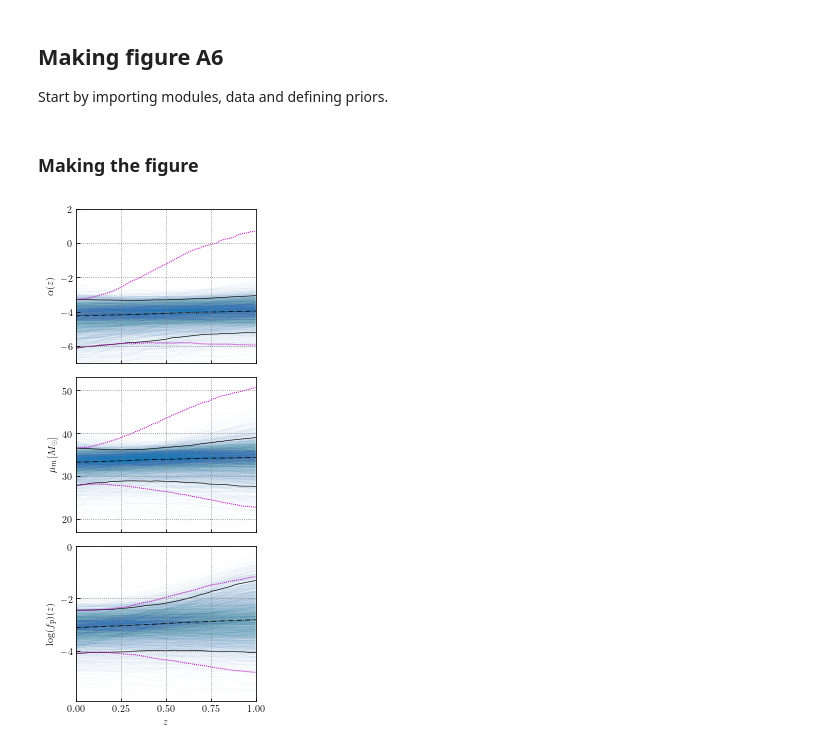
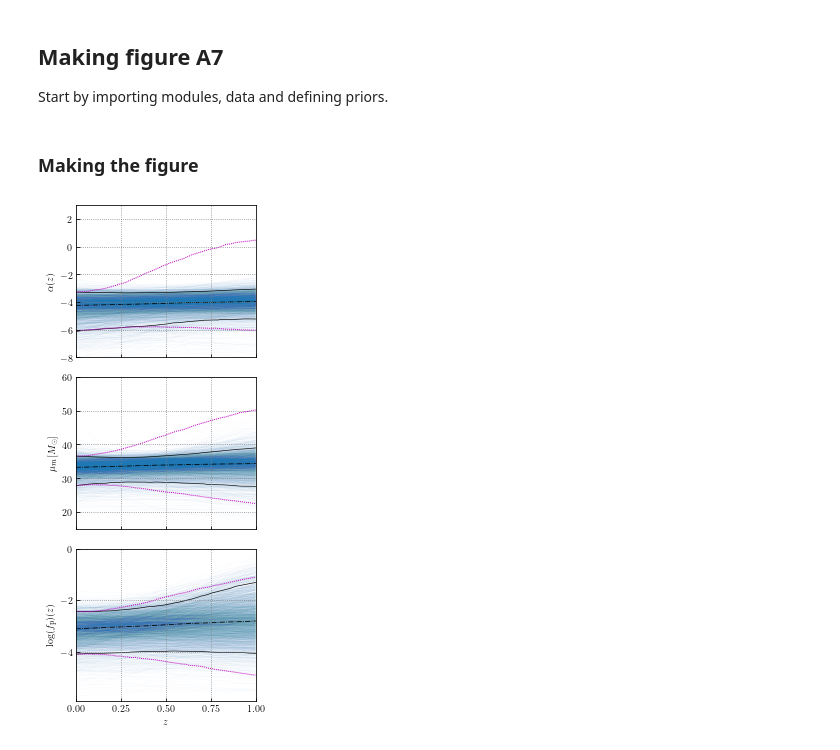
Before and after one commit to maxlalleman/bbh_mass_distribution_redshift_variation_inference, a Jupyter notebook: figures/Make_figure_A7.ipynb, the cells around one changed output. Cells and saved outputs as stored; diff of their text form; code cells hidden in the pictures.

Commit message:
Small changes to appendix plots.

```diff
--- a/figures/Make_figure_A7.ipynb
+++ b/figures/Make_figure_A7.ipynb
@@ -1,5 +1,5 @@
 # %% [markdown]
-## Making figure A6
+## Making figure A7
 Start by importing modules, data and defining priors.
 # %%
 import arviz as az
@@ -62,7 +62,7 @@ for i in range(samps.alpha_ref.size):
     kappa_matrix_post[i, :] = kappa_r
 
 median_kappa = np.median(kappa_matrix_post, axis = 0)
-ax1.set_ylim(-7, 2)
+ax1.set_ylim(-8, 3)
 ax1.set_ylabel(r"$\alpha(z)$", fontsize = 10)
 ax1.tick_params(axis='y', labelsize=10)
 ax1.plot(zs, median_kappa, "-.", c="k", zorder = 1, lw = 0.8)
@@ -108,7 +108,7 @@ for i in range(samps.alpha_ref.size):
     mu_matrix_post[i, :] = mu_r
 
 median_mu = np.median(mu_matrix_post, axis = 0)
-ax2.set_ylim(17, 53)
+ax2.set_ylim(15, 60)
 ax2.set_ylabel(r"$\mu_m [M_\odot]$", fontsize = 10)
 ax2.tick_params(axis='y', labelsize=10)
 ax2.plot(zs, median_mu, "-.", c="k", zorder = 1, lw = 0.8)
@@ -149,31 +149,31 @@ for i in range(samps.log_f_peak.size):
     f_peak_r = sigmoid_no_delta(samps.log_f_peak.values[i],
                                samps.log_high_f_peak.values[i],
                                10.**samps.log_width_f_peak.values[i],
                                samps.middle_z_f_peak.values[i],
                                zs,
                               )
     ax3.plot(zs, f_peak_r, lw = 0.05, color='#1f78b4', alpha = 0.2, zorder = 1)
     fpeak_matrix_post[i, :] = f_peak_r
 
 median_fpeak = np.median(fpeak_matrix_post, axis = 0)
 ax3.set_xlim(0,1)
 ax3.set_ylim(-5.9, 0)
 ax3.set_xlabel(r"$z$", fontsize = 10)
 ax3.set_ylabel(r"$\log(f_{\rm p})(z)$", fontsize = 10)
 plt.xticks(fontsize=10)
 plt.yticks(fontsize=10)
 ax3.plot(zs, median_fpeak, "-.", c="k", zorder = 1, lw = 0.8)
 ax3.plot(zs,np.quantile(fpeak_matrix_post,0.05,axis=0), zorder = 1, color='k', lw=0.65, alpha=1)
 ax3.plot(zs,np.quantile(fpeak_matrix_post,0.95,axis=0), zorder = 1, color='k', lw=0.65, alpha=1)
 ax3.plot(zs,np.quantile(fpeak_matrix,0.05,axis=0), zorder = 1, color='m', lw=1, alpha=1, linestyle=(0,(1,1)))
 ax3.plot(zs,np.quantile(fpeak_matrix,0.95,axis=0), zorder = 1, color='m', lw=1, alpha=1, linestyle=(0,(1,1)))
 
 plt.setp(ax1.get_xticklabels(), visible=False)
 plt.setp(ax2.get_xticklabels(), visible=False)
 
 # Adjust layout
 plt.tight_layout()
 plt.savefig("All_varied_trace_one_plot.pdf", dpi=500, bbox_inches="tight")
 plt.show()
 # %% [output]
-[figure, old version]
+[figure, new version]
```
Also changed, not shown: 5 other files.
